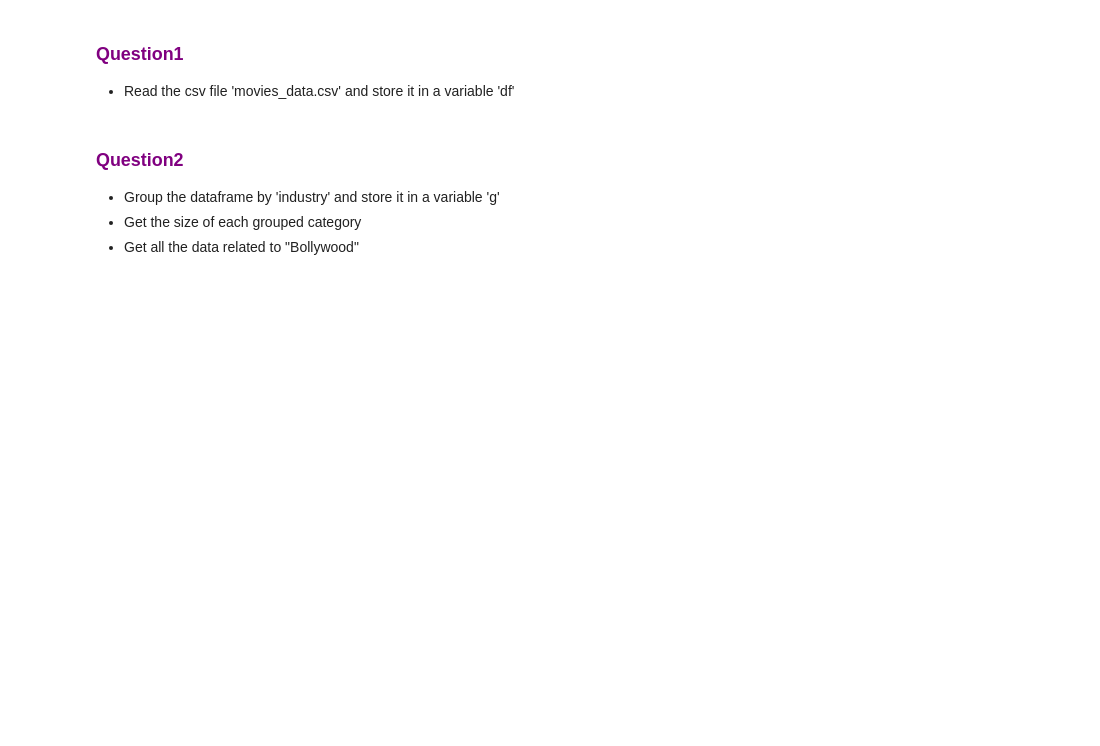
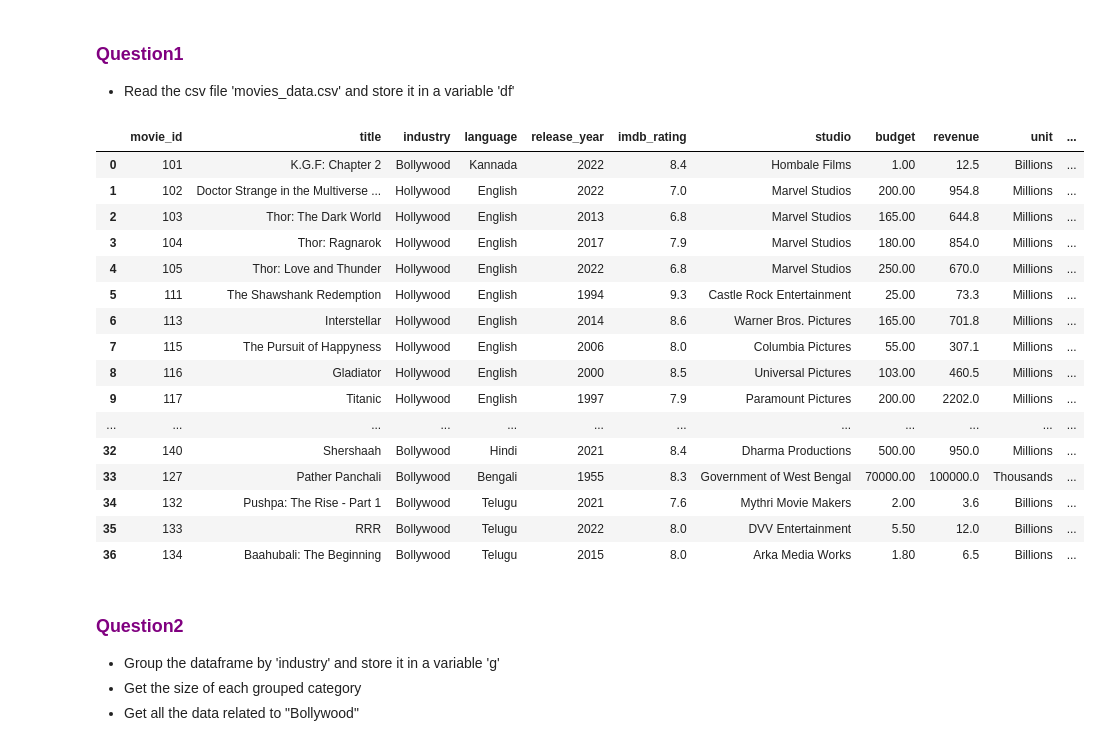
Before and after one commit to mdazizulbari/codeBasics, a Jupyter notebook: python/codebasics_python_course_code/2_pandas_basics_code/6_group_by/Exercise/(my_sol)pandas_group_by_exercise.ipynb, the cells around one changed output. Drawn from its saved outputs; the diff is of its cells as text; code cells hidden in the pictures; blank space fills up the shorter version.

```diff
--- a/python/codebasics_python_course_code/2_pandas_basics_code/6_group_by/Exercise/(my_sol)pandas_group_by_exercise.ipynb
+++ b/python/codebasics_python_course_code/2_pandas_basics_code/6_group_by/Exercise/(my_sol)pandas_group_by_exercise.ipynb
@@ -7,9 +7,28 @@ import pandas as pd
 - Read the csv file 'movies_data.csv' and store it in a variable 'df'
 # %%
 #read the excel file
-pd.read_csv("movies_data.csv")
+df= pd.read_csv("movies_data.csv")
 
 #show the df
+df
+# %% [output]
+|  | movie_id | title | industry | language | release_year | imdb_rating | studio | budget | revenue | unit | ... |
+| 0 | 101 | K.G.F: Chapter 2 | Bollywood | Kannada | 2022 | 8.4 | Hombale Films | 1.00 | 12.5 | Billions | ... |
+| 1 | 102 | Doctor Strange in the Multiverse ... | Hollywood | English | 2022 | 7.0 | Marvel Studios | 200.00 | 954.8 | Millions | ... |
+| 2 | 103 | Thor: The Dark World | Hollywood | English | 2013 | 6.8 | Marvel Studios | 165.00 | 644.8 | Millions | ... |
+| 3 | 104 | Thor: Ragnarok | Hollywood | English | 2017 | 7.9 | Marvel Studios | 180.00 | 854.0 | Millions | ... |
+| 4 | 105 | Thor: Love and Thunder | Hollywood | English | 2022 | 6.8 | Marvel Studios | 250.00 | 670.0 | Millions | ... |
+| 5 | 111 | The Shawshank Redemption | Hollywood | English | 1994 | 9.3 | Castle Rock Entertainment | 25.00 | 73.3 | Millions | ... |
+| 6 | 113 | Interstellar | Hollywood | English | 2014 | 8.6 | Warner Bros. Pictures | 165.00 | 701.8 | Millions | ... |
+| 7 | 115 | The Pursuit of Happyness | Hollywood | English | 2006 | 8.0 | Columbia Pictures | 55.00 | 307.1 | Millions | ... |
+| 8 | 116 | Gladiator | Hollywood | English | 2000 | 8.5 | Universal Pictures | 103.00 | 460.5 | Millions | ... |
+| 9 | 117 | Titanic | Hollywood | English | 1997 | 7.9 | Paramount Pictures | 200.00 | 2202.0 | Millions | ... |
+| ... | ... | ... | ... | ... | ... | ... | ... | ... | ... | ... | ... |
+| 32 | 140 | Shershaah | Bollywood | Hindi | 2021 | 8.4 | Dharma Productions | 500.00 | 950.0 | Millions | ... |
+| 33 | 127 | Pather Panchali | Bollywood | Bengali | 1955 | 8.3 | Government of West Bengal | 70000.00 | 100000.0 | Thousands | ... |
+| 34 | 132 | Pushpa: The Rise - Part 1 | Bollywood | Telugu | 2021 | 7.6 | Mythri Movie Makers | 2.00 | 3.6 | Billions | ... |
+| 35 | 133 | RRR | Bollywood | Telugu | 2022 | 8.0 | DVV Entertainment | 5.50 | 12.0 | Billions | ... |
+| 36 | 134 | Baahubali: The Beginning | Bollywood | Telugu | 2015 | 8.0 | Arka Media Works | 1.80 | 6.5 | Billions | ... |
 # %% [markdown]
 ### <font color="purple">**Question2**</font>
 - Group the dataframe by 'industry' and store it in a variable 'g'
```
Also changed, not shown: parts of 2 cells of this notebook.
